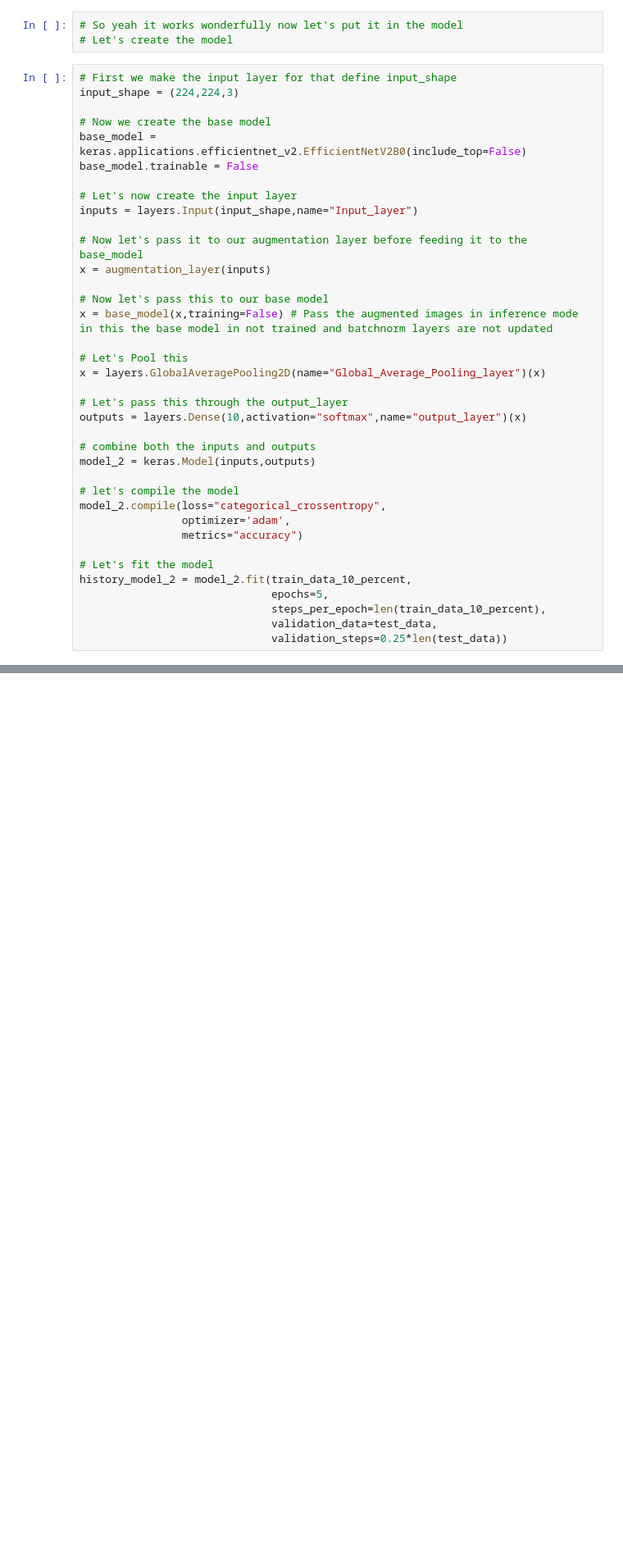
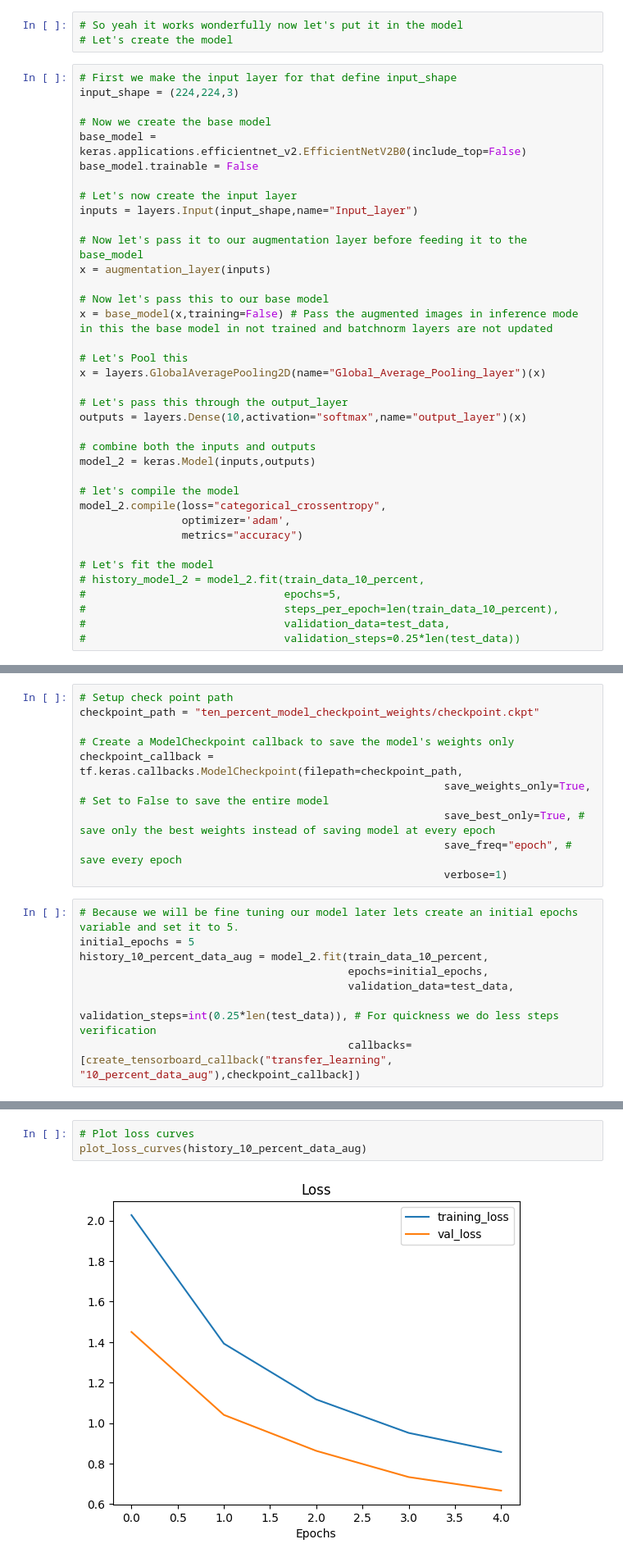
Before and after one commit to R1M1N/ZTM_tf2, a Jupyter notebook: 05_Fine_Tuning_Transfer_Learning.ipynb, the cells around one changed output, grey strips where cells are left out. Shown at 82% size. Saved outputs shown, nothing was run; the diff lists cells and outputs as text; blank space fills up the shorter version.

```diff
--- a/05_Fine_Tuning_Transfer_Learning.ipynb
+++ b/05_Fine_Tuning_Transfer_Learning.ipynb
@@ -705,8 +705,8 @@ model_2.compile(loss="categorical_crossentropy",
                 metrics="accuracy")
 
 # Let's fit the model
-history_model_2 = model_2.fit(train_data_10_percent,
-                              epochs=5,
-                              steps_per_epoch=len(train_data_10_percent),
-                              validation_data=test_data,
-                              validation_steps=0.25*len(test_data))
+# history_model_2 = model_2.fit(train_data_10_percent,
+#                               epochs=5,
+#                               steps_per_epoch=len(train_data_10_percent),
+#                               validation_data=test_data,
+#                               validation_steps=0.25*len(test_data))
@@ -730,0 +720,18 @@ plot_loss_curves(history_model_2)
+# %%
+# Setup check point path
+checkpoint_path = "ten_percent_model_checkpoint_weights/checkpoint.ckpt"
+
+# Create a ModelCheckpoint callback to save the model's weights only
+checkpoint_callback = tf.keras.callbacks.ModelCheckpoint(filepath=checkpoint_path,
+                                                         save_weights_only=True, # Set to False to save the entire model
+                                                         save_best_only=True, # save only the best weights instead of saving model at every epoch
+                                                         save_freq="epoch", # save every epoch
+                                                         verbose=1)
+# %%
+# Because we will be fine tuning our model later lets create an initial epochs variable and set it to 5.
+initial_epochs = 5
+history_10_percent_data_aug = model_2.fit(train_data_10_percent,
+                                          epochs=initial_epochs,
+                                          validation_data=test_data,
+                                          validation_steps=int(0.25*len(test_data)), # For quickness we do less steps verification
+                                          callbacks=[create_tensorboard_callback("transfer_learning", "10_percent_data_aug"),checkpoint_callback])
@@ -730,0 +762,5 @@ plot_loss_curves(history_model_2)
+# %%
+# Plot loss curves
+plot_loss_curves(history_10_percent_data_aug)
+# %% [output]
+[figure, added]
```
Also changed, not shown: parts of 71 cells of this notebook.
